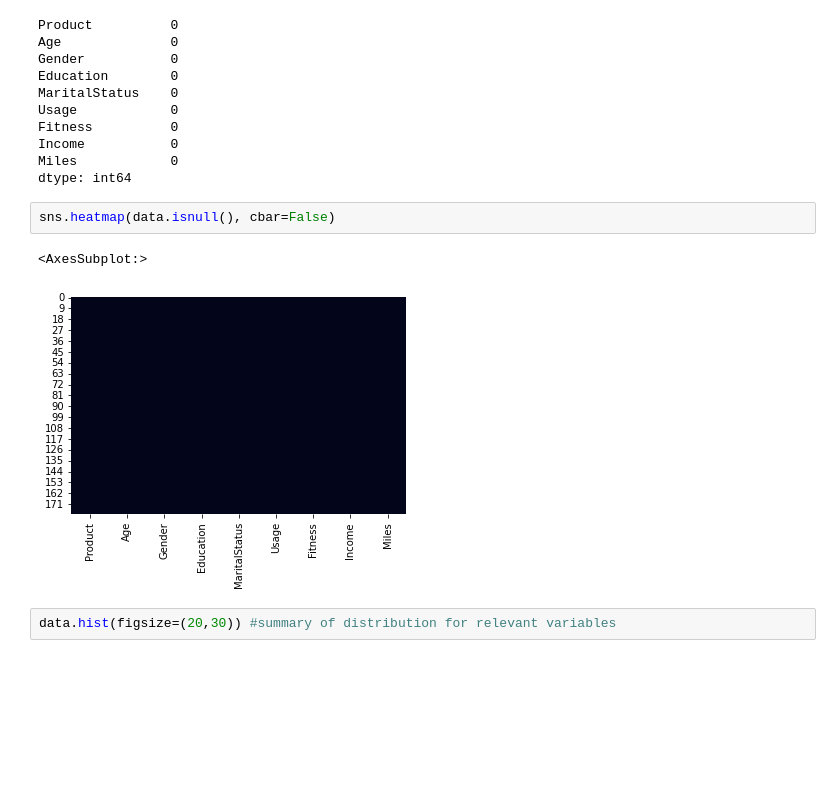
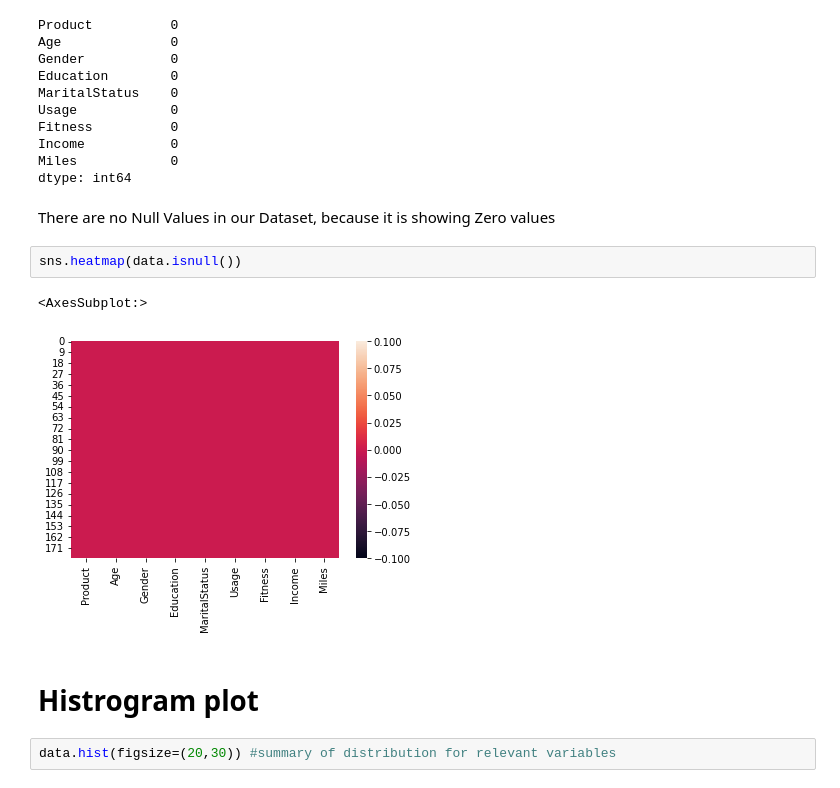
Before and after one commit to Meabhijit11/EDA_personal_project, a Jupyter notebook: EDA_personal_project_2.ipynb, the cells around one changed output. Drawn from its saved outputs; the diff is of its cells as text; blank space fills up the shorter version.

```diff
--- a/EDA_personal_project_2.ipynb
+++ b/EDA_personal_project_2.ipynb
@@ -84,11 +86,15 @@ Fitness          0
 Income           0
 Miles            0
 dtype: int64
+# %% [markdown]
+There are no Null Values in our Dataset, because it is showing Zero values
 # %%
-sns.heatmap(data.isnull(), cbar=False)
+sns.heatmap(data.isnull())
 # %% [output]
 <AxesSubplot:>
-[figure, old version]
+[figure, new version]
+# %% [markdown]
+# Histrogram plot
 # %%
 data.hist(figsize=(20,30)) #summary of distribution for relevant variables
 # %% [output]
```
Also changed, not shown: parts of 20 cells of this notebook.
